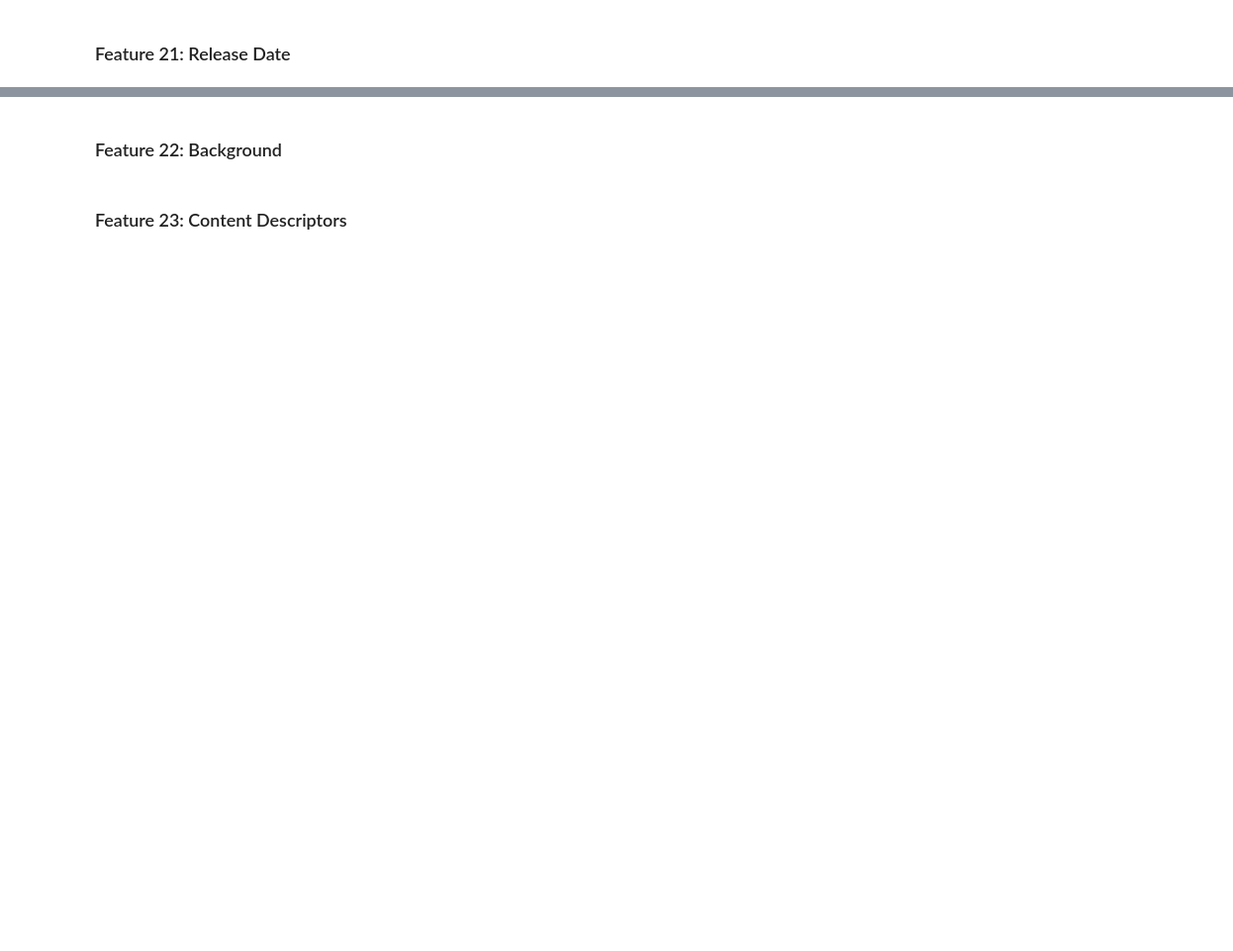
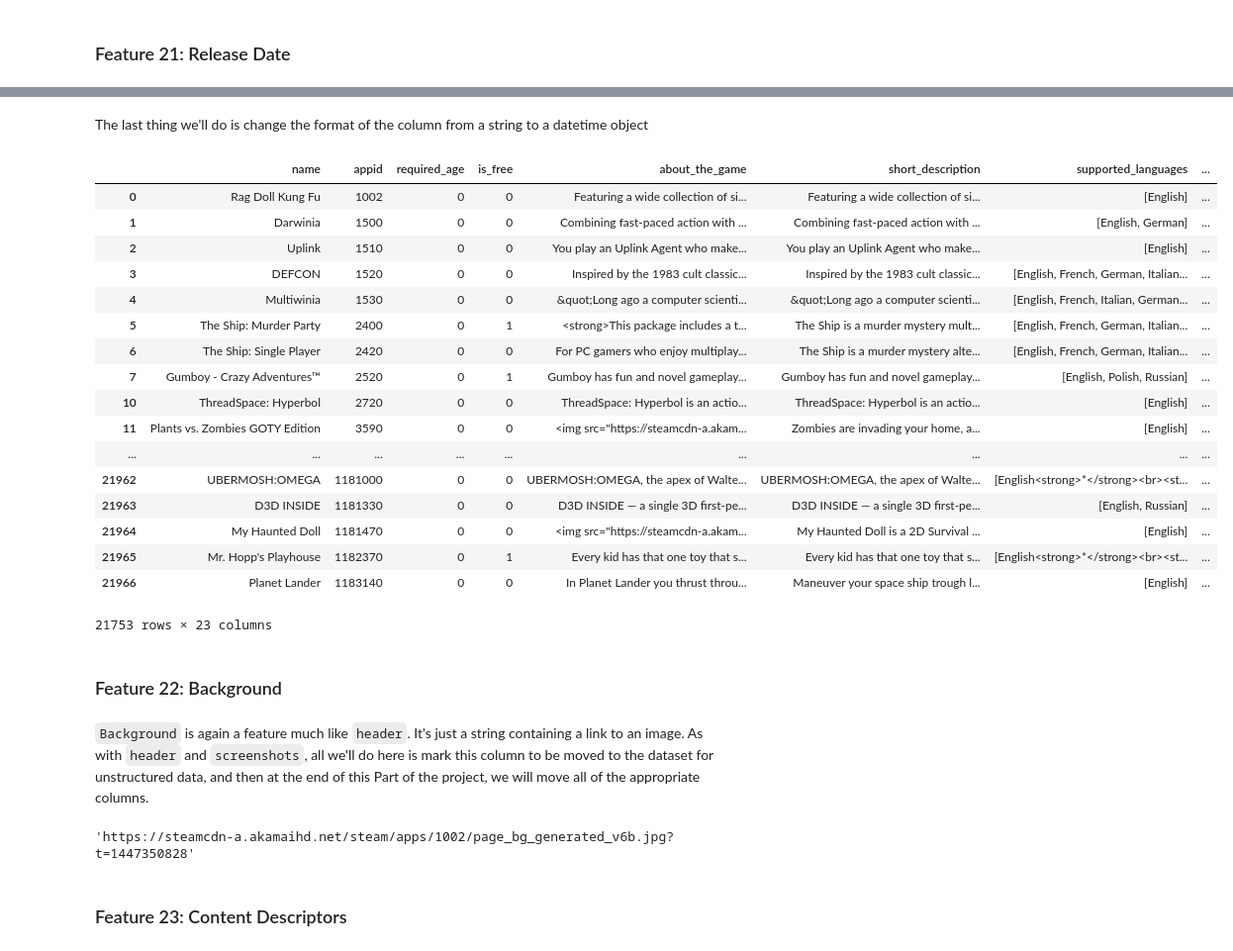
Before and after one commit to argwood/IndieP, a Jupyter notebook: IndieP_Data_Cleaning.ipynb, the cells around one changed output, grey strips where cells are left out. Shown at 99% size. Drawn from its saved outputs; the diff is of its cells as text; code cells hidden in the pictures; blank space fills up the shorter version.

Commit message:
continued work on data cleaning

```diff
--- a/IndieP_Data_Cleaning.ipynb
+++ b/IndieP_Data_Cleaning.ipynb
@@ -468,0 +768,8 @@ cols_to_move.append('website')
+# %%
+#convert months from their names to numerical equivalents, then convert the day from single digit to double-digit format
+
+months = {'Jan': '01', 'Feb': '02', 'Mar': '03', 'Apr': '04', 'May': '05', 'Jun': '06', 'Jul': '07', 'Aug': '08',
+             'Sep': '09', 'Oct': '10', 'Nov': '11', 'Dec': '12'}
+
+data_steam = convert(data_steam, 'release_date_transformed', 'release_month', lambda x: months.get(x))
+data_steam = convert(data_steam, 'release_date_transformed3', 'release_day', lambda x: str('{:02d}'.format(int(x))))
@@ -468,0 +785,10 @@ cols_to_move.append('website')
+# %%
+data_steam = merge_col(data_steam, 'release_month', 'release_day', '/')
+data_steam = merge_col(data_steam, 'release_month', 'release_date_transformed2', '/')
+# %%
+#delete extra columns and rename the one we want to keep
+date_cols = ['release_date', 'release_date_transformed', 'release_date_transformed2', 'release_date_transformed3', 'release_day']
+data_steam = data_steam.drop(columns=date_cols)
+data_steam.rename(columns={'release_month':'release_date'},inplace=True)
+# %% [markdown]
+The last thing we'll do is change the format of the column from a string to a datetime object
@@ -469,2 +799,31 @@ cols_to_move.append('website')
+# %%
+data_steam = data_steam.drop(columns="release_date_formatted")
+# %%
+data_steam
+# %% [output]
+|  | name | appid | required_age | is_free | about_the_game | short_description | supported_languages | ... |
+| 0 | Rag Doll Kung Fu | 1002 | 0 | 0 | Featuring a wide collection of si... | Featuring a wide collection of si... | [English] | ... |
+| 1 | Darwinia | 1500 | 0 | 0 | Combining fast-paced action with ... | Combining fast-paced action with ... | [English, German] | ... |
+| 2 | Uplink | 1510 | 0 | 0 | You play an Uplink Agent who make... | You play an Uplink Agent who make... | [English] | ... |
+| 3 | DEFCON | 1520 | 0 | 0 | Inspired by the 1983 cult classic... | Inspired by the 1983 cult classic... | [English, French, German, Italian... | ... |
+| 4 | Multiwinia | 1530 | 0 | 0 | &quot;Long ago a computer scienti... | &quot;Long ago a computer scienti... | [English, French, Italian, German... | ... |
+| 5 | The Ship: Murder Party | 2400 | 0 | 1 | <strong>This package includes a t... | The Ship is a murder mystery mult... | [English, French, German, Italian... | ... |
+| 6 | The Ship: Single Player | 2420 | 0 | 0 | For PC gamers who enjoy multiplay... | The Ship is a murder mystery alte... | [English, French, German, Italian... | ... |
+| 7 | Gumboy - Crazy Adventures™ | 2520 | 0 | 1 | Gumboy has fun and novel gameplay... | Gumboy has fun and novel gameplay... | [English, Polish, Russian] | ... |
+| 10 | ThreadSpace: Hyperbol | 2720 | 0 | 0 | ThreadSpace: Hyperbol is an actio... | ThreadSpace: Hyperbol is an actio... | [English] | ... |
+| 11 | Plants vs. Zombies GOTY Edition | 3590 | 0 | 0 | <img src="https://steamcdn-a.akam... | Zombies are invading your home, a... | [English] | ... |
+| ... | ... | ... | ... | ... | ... | ... | ... | ... |
+| 21962 | UBERMOSH:OMEGA | 1181000 | 0 | 0 | UBERMOSH:OMEGA, the apex of Walte... | UBERMOSH:OMEGA, the apex of Walte... | [English<strong>*</strong><br><st... | ... |
+| 21963 | D3D INSIDE | 1181330 | 0 | 0 | D3D INSIDE — a single 3D first-pe... | D3D INSIDE — a single 3D first-pe... | [English, Russian] | ... |
+| 21964 | My Haunted Doll | 1181470 | 0 | 0 | <img src="https://steamcdn-a.akam... | My Haunted Doll is a 2D Survival ... | [English] | ... |
+| 21965 | Mr. Hopp's Playhouse | 1182370 | 0 | 1 | Every kid has that one toy that s... | Every kid has that one toy that s... | [English<strong>*</strong><br><st... | ... |
+| 21966 | Planet Lander | 1183140 | 0 | 0 | In Planet Lander you thrust throu... | Maneuver your space ship trough l... | [English] | ... |
+21753 rows × 23 columns
 # %% [markdown]
 ### Feature 22: Background
+# %% [markdown]
+`Background` is again a feature much like `header`. It's just a string containing a link to an image. As with `header` and `screenshots`, all we'll do here is mark this column to be moved to the dataset for unstructured data, and then at the end of this Part of the project, we will move all of the appropriate columns.
+# %%
+data_steam['background'].iloc[0]
+# %% [output]
+'https://steamcdn-a.akamaihd.net/steam/apps/1002/page_bg_generated_v6b.jpg?t=1447350828'
```
Also changed, not shown: parts of 85 cells of this notebook.
